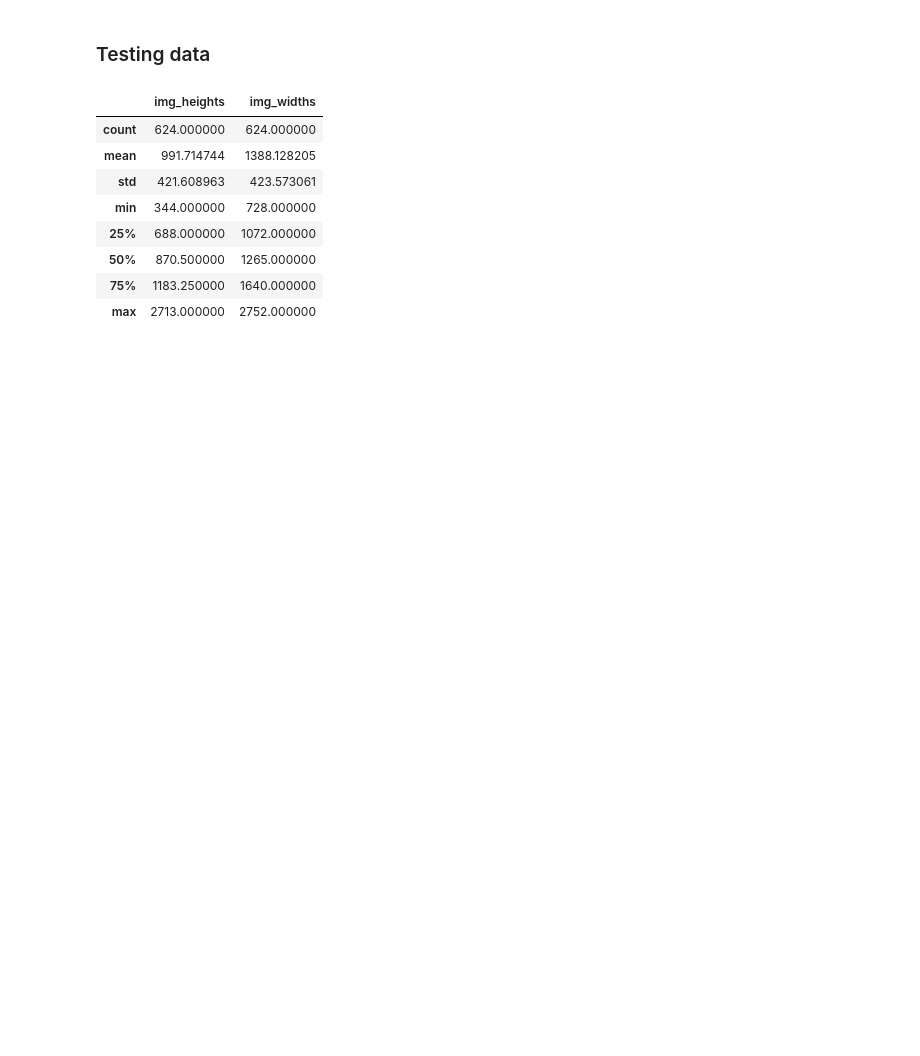
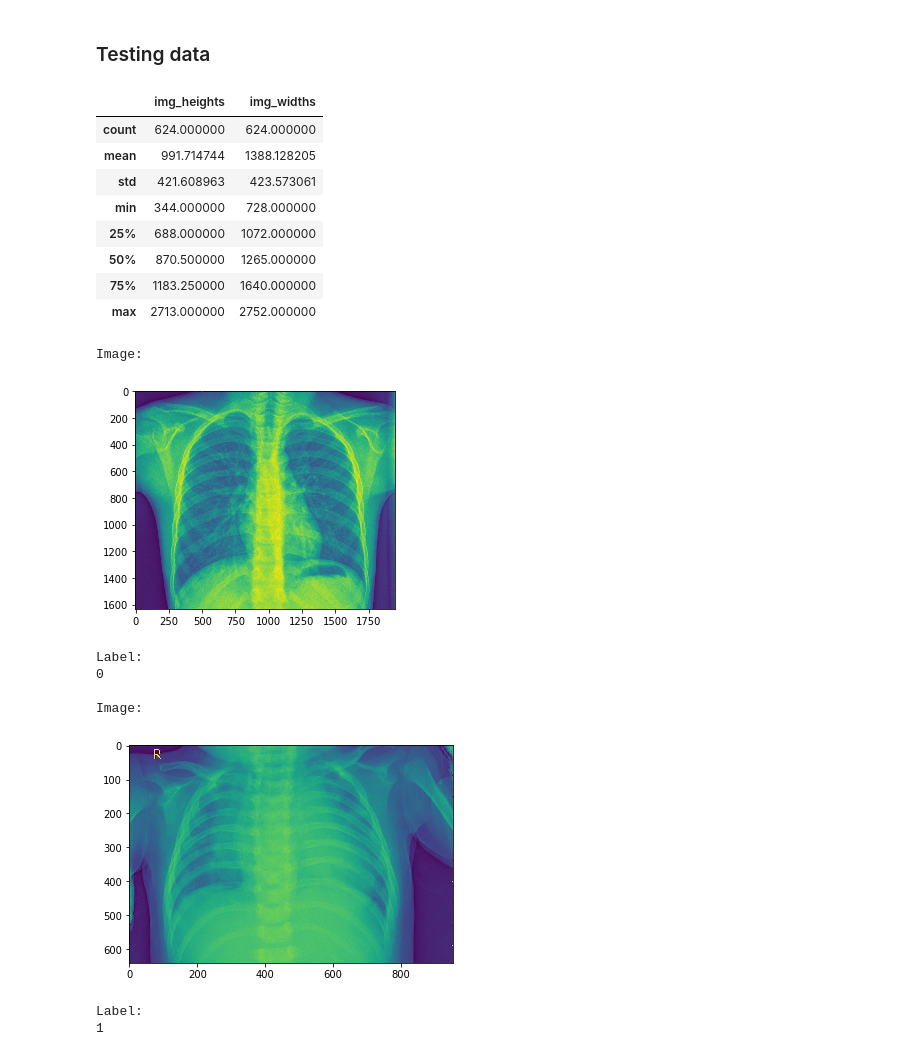
Before and after one commit to khyatimahajan/ml_project_fall_2019, a Jupyter notebook: Step 1 - reading data.ipynb, the cells around one changed output. Cells and saved outputs as stored; diff of their text form; code cells hidden in the pictures; blank space fills up the shorter version.

```diff
--- a/Step 1 - reading data.ipynb
+++ b/Step 1 - reading data.ipynb
@@ -165,3 +219,29 @@ test_image_size_info.describe()
 | 50% | 870.500000 | 1265.000000 |
 | 75% | 1183.250000 | 1640.000000 |
 | max | 2713.000000 | 2752.000000 |
+# %%
+# Example testing images
+print('Image:')
+plt.imshow(test_images[0])
+plt.show()
+
+print('Label:')
+print(train_labels[0])
+print()
+
+print('Image:')
+plt.imshow(test_images[-1])
+plt.show()
+
+print('Label:')
+print(train_labels[-1])
+# %% [output]
+Image:
+[figure, added]
+Label:
+0
+
+Image:
+[figure, added]
+Label:
+1
```
Also changed, not shown: parts of 8 cells of this notebook.
